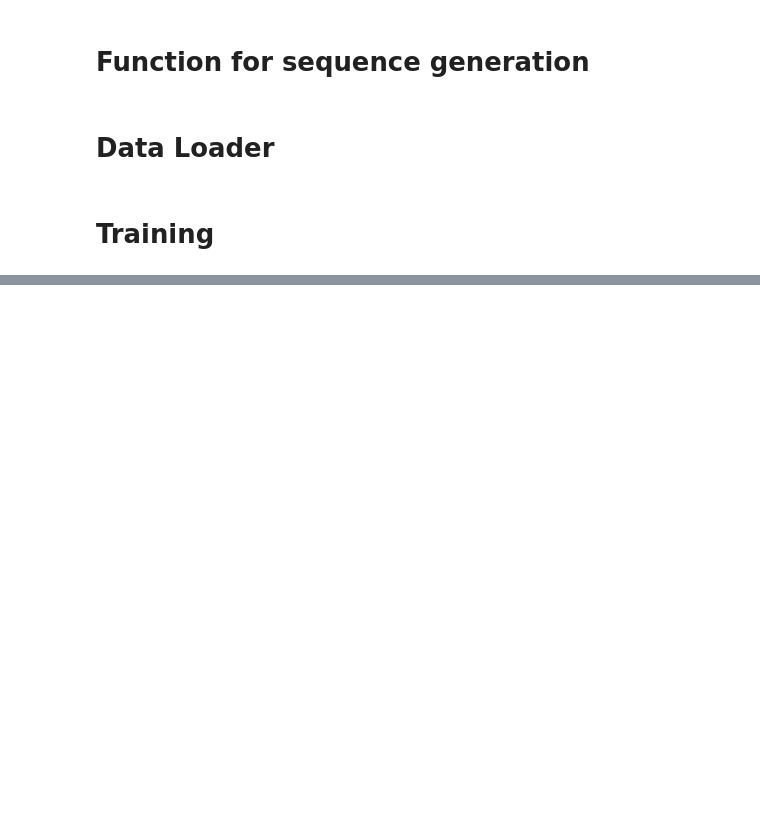
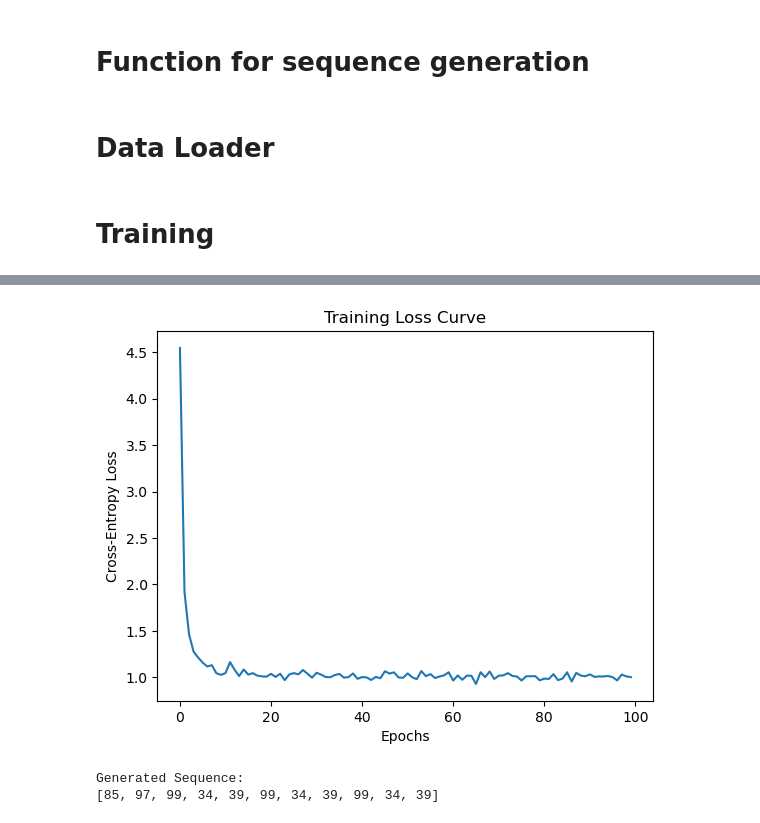
Before and after one commit to LIA-DiTella/VascularTreeTransformer, a Jupyter notebook: vascularTransformer.ipynb, the cells around one changed output, grey strips where cells are left out. Drawn from its saved outputs; the diff is of its cells as text; code cells hidden in the pictures; blank space fills up the shorter version.

Commit message:
update transformer

```diff
--- a/vascularTransformer.ipynb
+++ b/vascularTransformer.ipynb
@@ -81,6 +85,9 @@ class tDataset(Dataset):
 
     def __getitem__(self, idx):
         tree = self.data[idx]
+        tree = tree.split(';')
+        tree = [int(item) for item in tree]
+        tree = torch.tensor(tree)
         return tree
 
 batch_size = 1
@@ -89,59 +183,23 @@ batch_size = 1
 # %%
-vocab_size = 100
-model = DecoderOnlyTransformer(vocab_size=vocab_size, d_model=512, nhead=8, num_layers=4)
-
-
-# Loss function and optimizer
-criterion = nn.CrossEntropyLoss()
-optimizer = optim.Adam(model.parameters(), lr=0.001)
-
-# Training loop with batches
-num_epochs = 100
-losses = []
-
-folder = "trees"
-t_list = os.listdir( folder)
-dataset = tDataset(t_list, folder )
-data_loader = DataLoader(dataset, batch_size = batch_size, shuffle=True, collate_fn=my_collate)
-
-for epoch in range(num_epochs):
-    loss_batch = []
-    for batch_idx, batch in enumerate(data_loader):
-        print("batch", batch)
-        optimizer.zero_grad()
-        input_sequence = batch[:, :-1]
-        target_sequence = batch[:, 1:]
-
-        # Forward pass
-        outputs = model(input_sequence)
-        #print("input", input_sequence)
-        #print("target", target_sequence)
-        #print("output", outputs)
-        # Calculate the loss using the shifted target sequence
-        #breakpoint()
-        loss = criterion(outputs.view(-1, vocab_size), target_sequence.reshape(-1))
-        loss.backward()
-        optimizer.step()
-        loss_batch.append(loss.item())
-    losses.append(np.average(loss_batch))
-    if (epoch) % 5 == 0:
-        print(f'Epoch [{epoch+1}/{num_epochs}], Loss: {np.average(loss_batch)}')
-
 # Plotting the loss curve
 plt.plot(losses)
 plt.xlabel('Epochs')
 plt.ylabel('Cross-Entropy Loss')
 plt.title('Training Loss Curve')
 plt.show()
 
 # Choose a starting token and stop token for generation
 start_token = torch.randint(0, vocab_size, (1,))
 stop_token = torch.randint(0, vocab_size, (1,))
 
 # Generate a sequence using autoregressive sampling
 generated_sequence = generate_sequence(model, start_token.item(), stop_token.item(), max_length=10)
 
 
 # Print the generated sequence
 print("Generated Sequence:")
 print(generated_sequence)
+# %% [output]
+[figure, added]
+Generated Sequence:
+[85, 97, 99, 34, 39, 99, 34, 39, 99, 34, 39]
```
Also changed, not shown: parts of 4 cells of this notebook, 12 other files.
